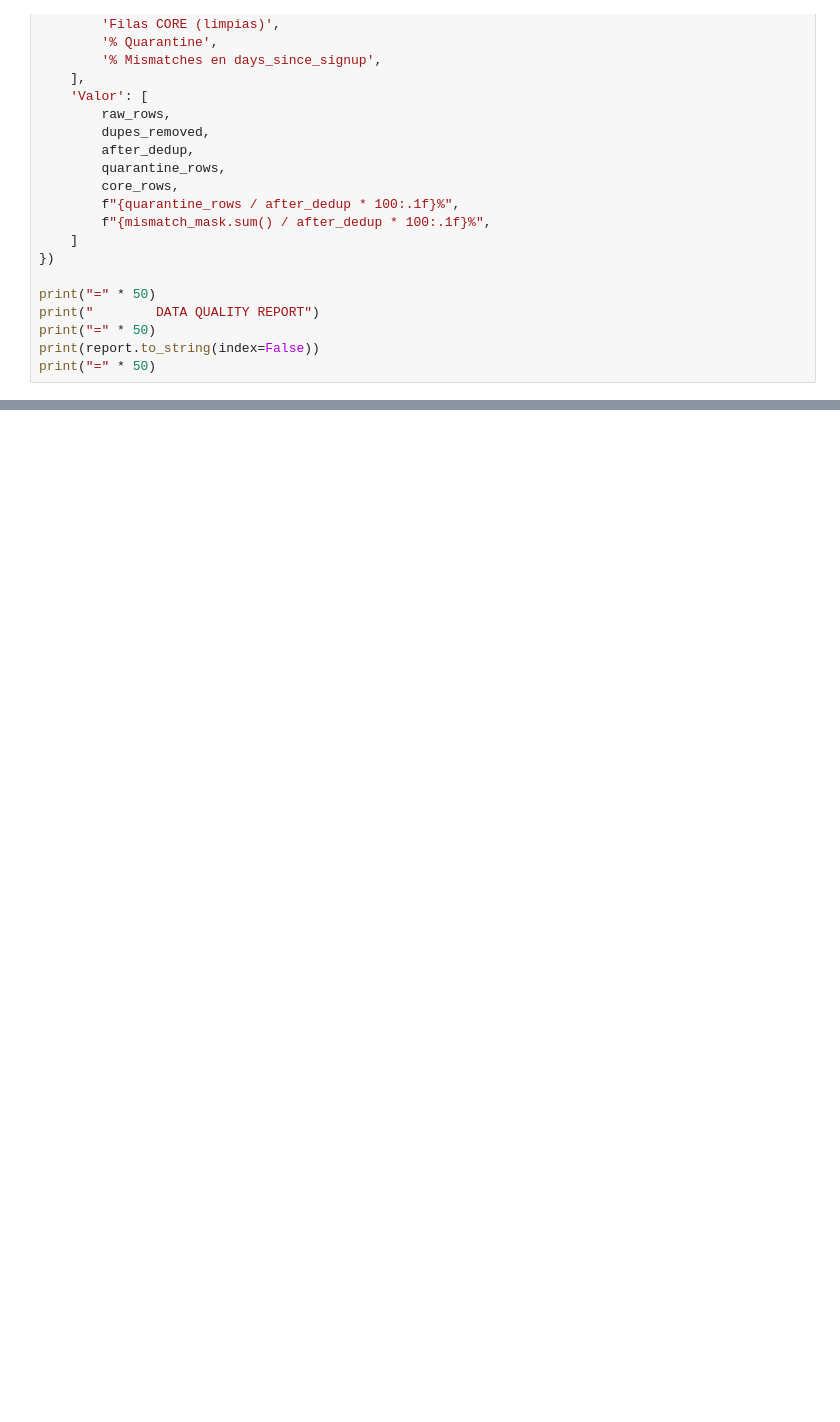
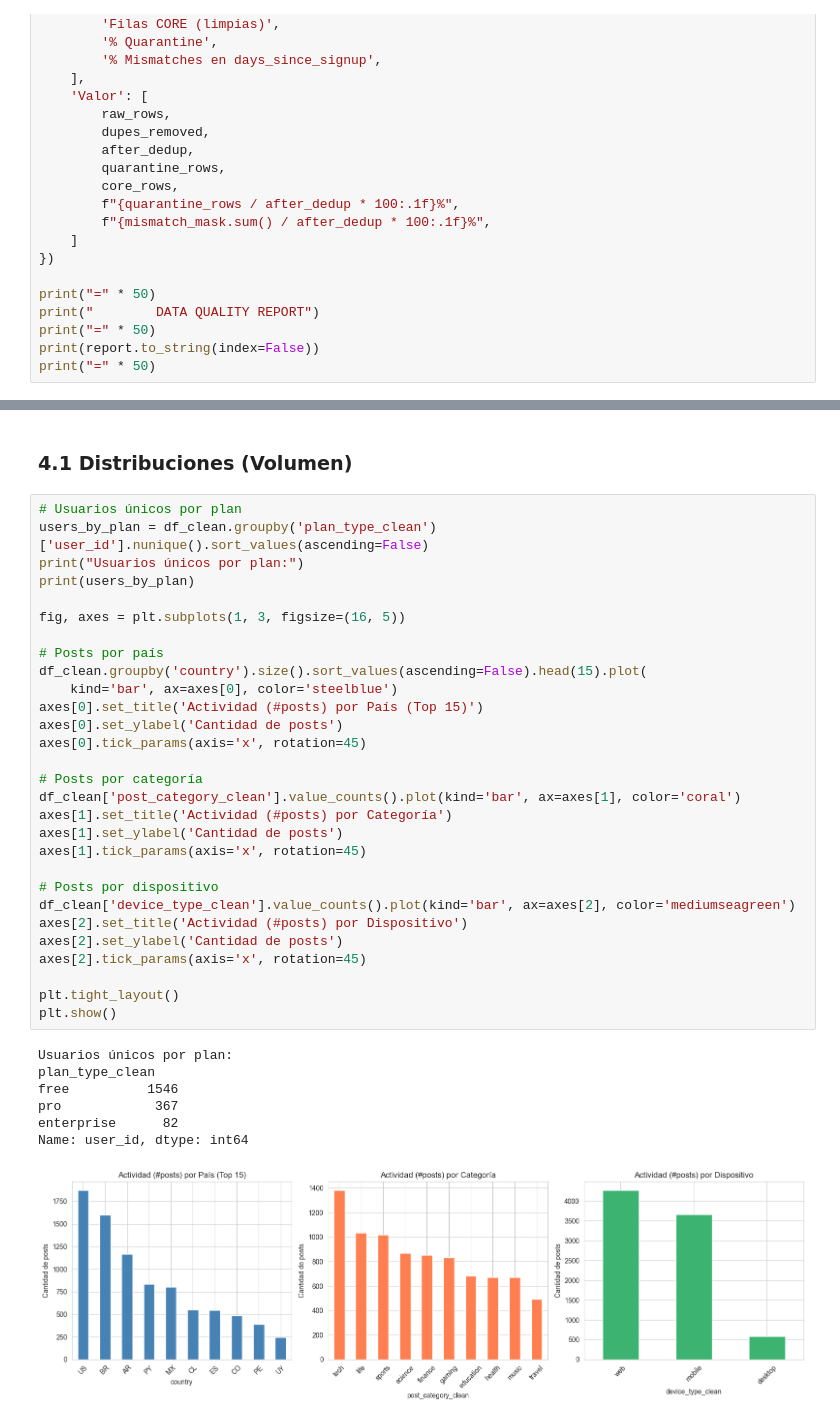
Before and after one commit to Rodri10a/IceAnalytics, a Jupyter notebook: ice.ipynb, the cells around one changed output, grey strips where cells are left out. Drawn from its saved outputs; the diff is of its cells as text; blank space fills up the shorter version.

Commit message:
add: volume distributions (plan, country, category, device)

```diff
--- a/ice.ipynb
+++ b/ice.ipynb
@@ -313,0 +318,39 @@ print("=" * 50)
+# %% [markdown]
+### 4.1 Distribuciones (Volumen)
+# %%
+# Usuarios únicos por plan
+users_by_plan = df_clean.groupby('plan_type_clean')['user_id'].nunique().sort_values(ascending=False)
+print("Usuarios únicos por plan:")
+print(users_by_plan)
+
+fig, axes = plt.subplots(1, 3, figsize=(16, 5))
+
+# Posts por país
+df_clean.groupby('country').size().sort_values(ascending=False).head(15).plot(
+    kind='bar', ax=axes[0], color='steelblue')
+axes[0].set_title('Actividad (#posts) por País (Top 15)')
+axes[0].set_ylabel('Cantidad de posts')
+axes[0].tick_params(axis='x', rotation=45)
+
+# Posts por categoría
+df_clean['post_category_clean'].value_counts().plot(kind='bar', ax=axes[1], color='coral')
+axes[1].set_title('Actividad (#posts) por Categoría')
+axes[1].set_ylabel('Cantidad de posts')
+axes[1].tick_params(axis='x', rotation=45)
+
+# Posts por dispositivo
+df_clean['device_type_clean'].value_counts().plot(kind='bar', ax=axes[2], color='mediumseagreen')
+axes[2].set_title('Actividad (#posts) por Dispositivo')
+axes[2].set_ylabel('Cantidad de posts')
+axes[2].tick_params(axis='x', rotation=45)
+
+plt.tight_layout()
+plt.show()
+# %% [output]
+Usuarios únicos por plan:
+plan_type_clean
+free          1546
+pro            367
+enterprise      82
+Name: user_id, dtype: int64
+[figure, added]
```
Also changed, not shown: parts of 1 cell of this notebook.
